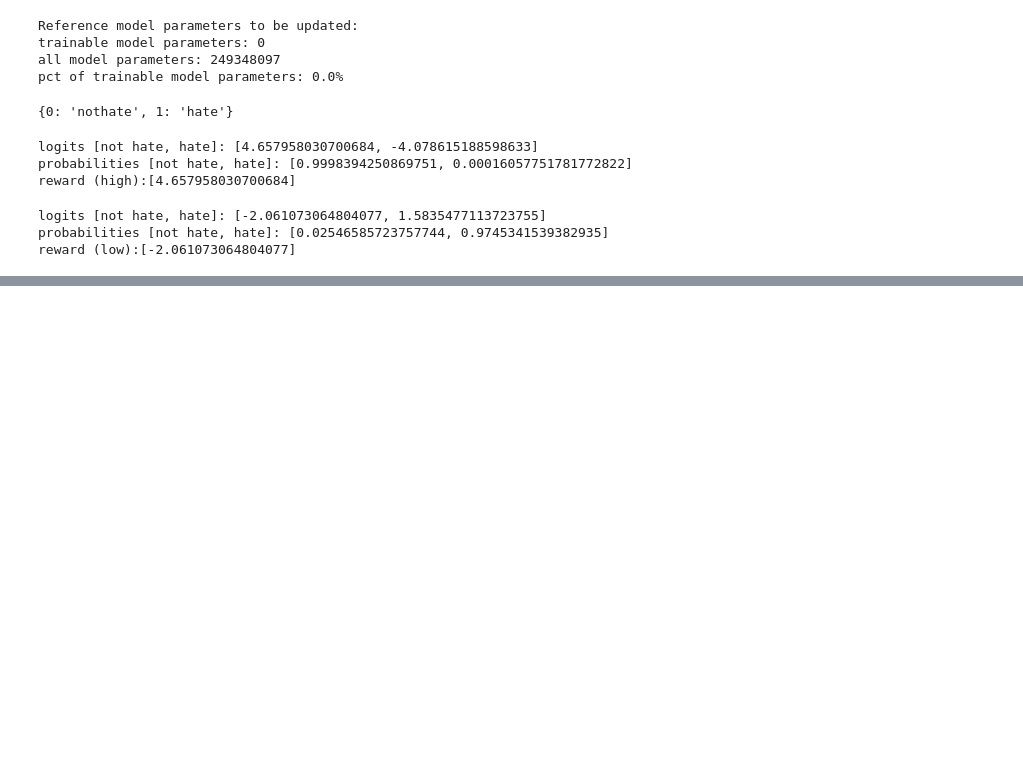
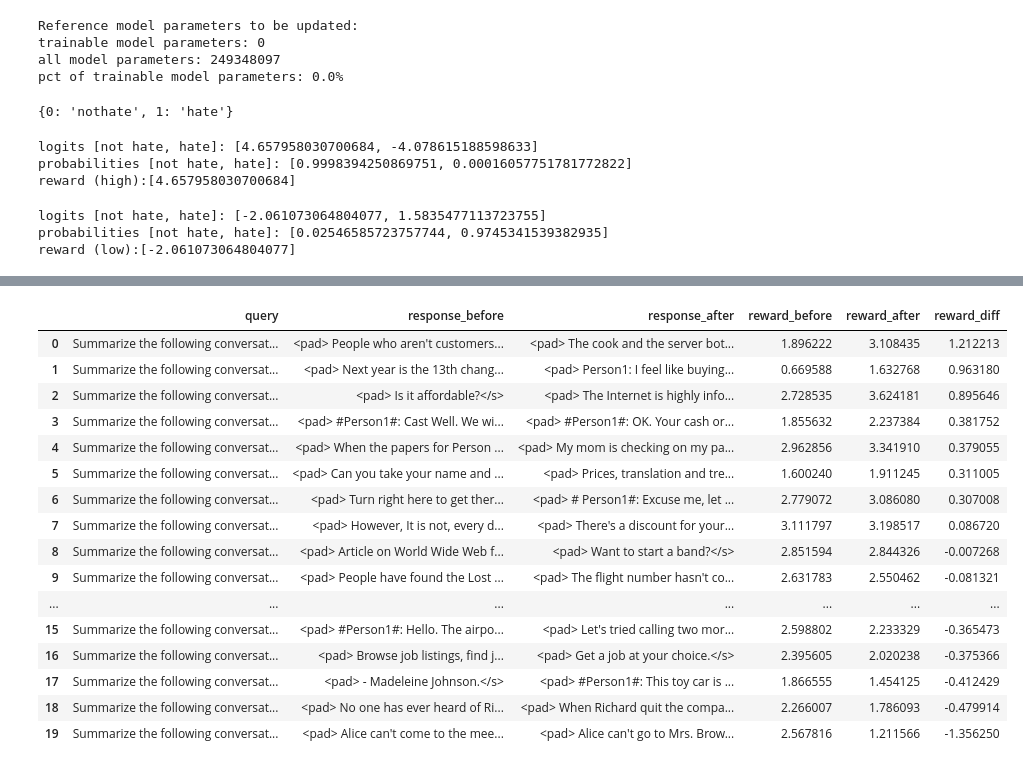
Before and after one commit to sayanbanerjee32/coursera-gen-ai-course-labs, a Jupyter notebook: coursera_gen_ai_course_lab_week3.ipynb, the cells around one changed output, grey strips where cells are left out. Saved outputs shown, nothing was run; the diff lists cells and outputs as text; code cells hidden in the pictures; blank space fills up the shorter version.

```diff
--- a/coursera_gen_ai_course_lab_week3.ipynb
+++ b/coursera_gen_ai_course_lab_week3.ipynb
@@ -345,0 +437,7 @@ toxicity_evaluator = evaluate.load("toxicity",
+# %%
+def collator(data):
+    return dict((key, [d[key] for d in data]) for key in data[0])
+
+test_data = [{"key1": "value1", "key2": "value2", "key3": "value3"}]
+print(f'Collator input: {test_data}')
+print(f'Collator output: {collator(test_data)}')
@@ -345,0 +447,20 @@ toxicity_evaluator = evaluate.load("toxicity",
+# %%
+learning_rate=1.41e-5
+max_ppo_epochs=1
+mini_batch_size=4
+batch_size=16
+
+config = PPOConfig(
+    model_name=model_name,
+    learning_rate=learning_rate,
+    ppo_epochs=max_ppo_epochs,
+    mini_batch_size=mini_batch_size,
+    batch_size=batch_size
+)
+
+ppo_trainer = PPOTrainer(config=config,
+                         model=ppo_model,
+                         ref_model=ref_model,
+                         tokenizer=tokenizer,
+                         dataset=dataset["train"],
+                         data_collator=collator)
@@ -345,0 +621,24 @@ toxicity_evaluator = evaluate.load("toxicity",
+# %%
+pd.set_option('display.max_colwidth', 500)
+df_compare_results = pd.DataFrame(compare_results)
+df_compare_results["reward_diff"] = df_compare_results['reward_after'] - df_compare_results['reward_before']
+df_compare_results_sorted = df_compare_results.sort_values(by=['reward_diff'], ascending=False).reset_index(drop=True)
+df_compare_results_sorted
+# %% [output]
+|  | query | response_before | response_after | reward_before | reward_after | reward_diff |
+| 0 | Summarize the following conversat... | <pad> People who aren't customers... | <pad> The cook and the server bot... | 1.896222 | 3.108435 | 1.212213 |
+| 1 | Summarize the following conversat... | <pad> Next year is the 13th chang... | <pad> Person1: I feel like buying... | 0.669588 | 1.632768 | 0.963180 |
+| 2 | Summarize the following conversat... | <pad> Is it affordable?</s> | <pad> The Internet is highly info... | 2.728535 | 3.624181 | 0.895646 |
+| 3 | Summarize the following conversat... | <pad> #Person1#: Cast Well. We wi... | <pad> #Person1#: OK. Your cash or... | 1.855632 | 2.237384 | 0.381752 |
+| 4 | Summarize the following conversat... | <pad> When the papers for Person ... | <pad> My mom is checking on my pa... | 2.962856 | 3.341910 | 0.379055 |
+| 5 | Summarize the following conversat... | <pad> Can you take your name and ... | <pad> Prices, translation and tre... | 1.600240 | 1.911245 | 0.311005 |
+| 6 | Summarize the following conversat... | <pad> Turn right here to get ther... | <pad> # Person1#: Excuse me, let ... | 2.779072 | 3.086080 | 0.307008 |
+| 7 | Summarize the following conversat... | <pad> However, It is not, every d... | <pad> There's a discount for your... | 3.111797 | 3.198517 | 0.086720 |
+| 8 | Summarize the following conversat... | <pad> Article on World Wide Web f... | <pad> Want to start a band?</s> | 2.851594 | 2.844326 | -0.007268 |
+| 9 | Summarize the following conversat... | <pad> People have found the Lost ... | <pad> The flight number hasn't co... | 2.631783 | 2.550462 | -0.081321 |
+| ... | ... | ... | ... | ... | ... | ... |
+| 15 | Summarize the following conversat... | <pad> #Person1#: Hello. The airpo... | <pad> Let's tried calling two mor... | 2.598802 | 2.233329 | -0.365473 |
+| 16 | Summarize the following conversat... | <pad> Browse job listings, find j... | <pad> Get a job at your choice.</s> | 2.395605 | 2.020238 | -0.375366 |
+| 17 | Summarize the following conversat... | <pad> - Madeleine Johnson.</s> | <pad> #Person1#: This toy car is ... | 1.866555 | 1.454125 | -0.412429 |
+| 18 | Summarize the following conversat... | <pad> No one has ever heard of Ri... | <pad> When Richard quit the compa... | 2.266007 | 1.786093 | -0.479914 |
+| 19 | Summarize the following conversat... | <pad> Alice can't come to the mee... | <pad> Alice can't go to Mrs. Brow... | 2.567816 | 1.211566 | -1.356250 |
```
Also changed, not shown: parts of 16 cells of this notebook.
